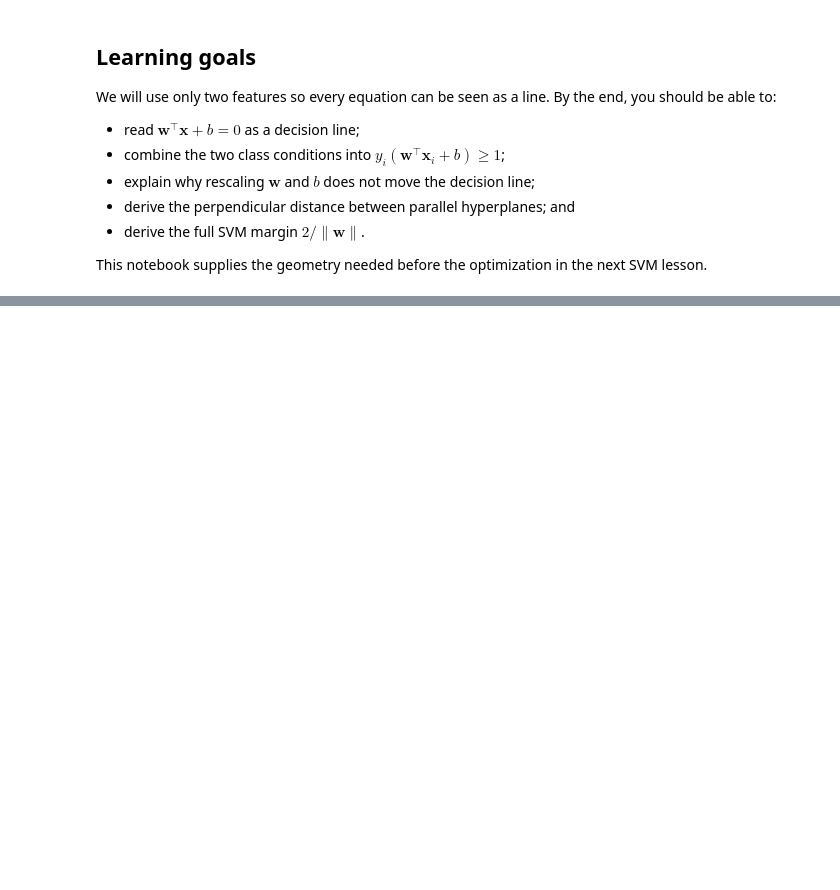
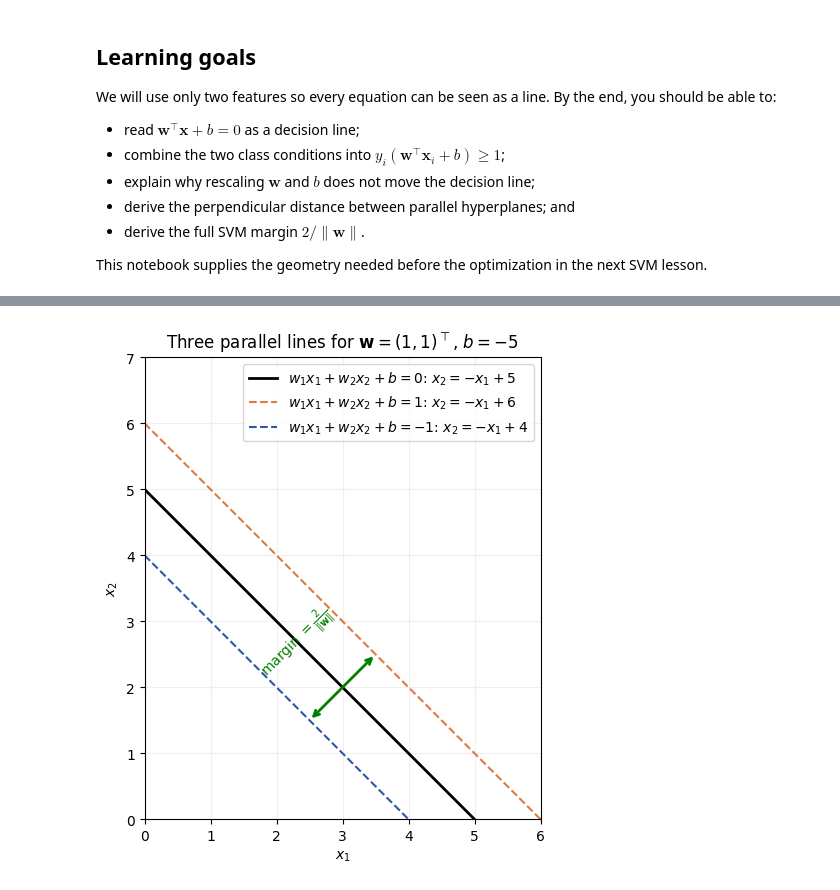
Before and after one commit to EulerLettersAI/math-to-code, a Jupyter notebook: lessons/svm-classical-vs-quantum/1.1-margin-geometry.ipynb, the cells around one changed output, grey strips where cells are left out. Drawn from its saved outputs; the diff is of its cells as text; code cells hidden in the pictures; blank space fills up the shorter version.

```diff
--- a/lessons/svm-classical-vs-quantum/1.1-margin-geometry.ipynb
+++ b/lessons/svm-classical-vs-quantum/1.1-margin-geometry.ipynb
@@ -360,0 +78,32 @@ The factor $1/2$ does not change the minimizer; it makes derivatives cleaner. Th
+# %%
+#| label: fig-three-lines
+from matplotlib.transforms import offset_copy
+
+w = np.array([1.0, 1.0])
+b = -5.0
+
+x1 = np.linspace(0, 6, 300)
+x2 = lambda c: (c - b - w[0] * x1) / w[1]
+
+fig, ax = plt.subplots(figsize=(7, 6))
+ax.plot(x1, x2(0), color='black', linewidth=2, label=r'$w_1x_1+w_2x_2+b=0$: $x_2=-x_1+5$')
+ax.plot(x1, x2(1), '--', color='#e07a3f', label=r'$w_1x_1+w_2x_2+b=1$: $x_2=-x_1+6$')
+ax.plot(x1, x2(-1), '--', color='#3157a4', label=r'$w_1x_1+w_2x_2+b=-1$: $x_2=-x_1+4$')
+
+# Perpendicular margin arrow between the two support lines
+ax.annotate('', xy=(3.5, 2.5), xytext=(2.5, 1.5),
+            arrowprops=dict(arrowstyle='<->', color='green', lw=2))
+# Shift label 45 display-pts upper-left (perpendicular to the arrow) from its midpoint
+trans = offset_copy(ax.transData, fig=fig, x=-45, y=45, units='dots')
+ax.text(3.0, 2.0, r'margin $=\frac{2}{\|\mathbf{w}\|}$', color='green',
+        fontsize=10, rotation=45, ha='center', va='center', transform=trans)
+
+ax.set(xlim=(0, 6), ylim=(0, 7), xlabel='$x_1$', ylabel='$x_2$',
+    title=r'Three parallel lines for $\mathbf{w}=(1,1)^\top$, $b=-5$')
+ax.set_aspect('equal')
+ax.legend(loc='upper right')
+ax.grid(alpha=0.2)
+
+plt.show()
+# %% [output]
+[figure, added]
```
Also changed, not shown: parts of 16 cells of this notebook, 2 other files.
